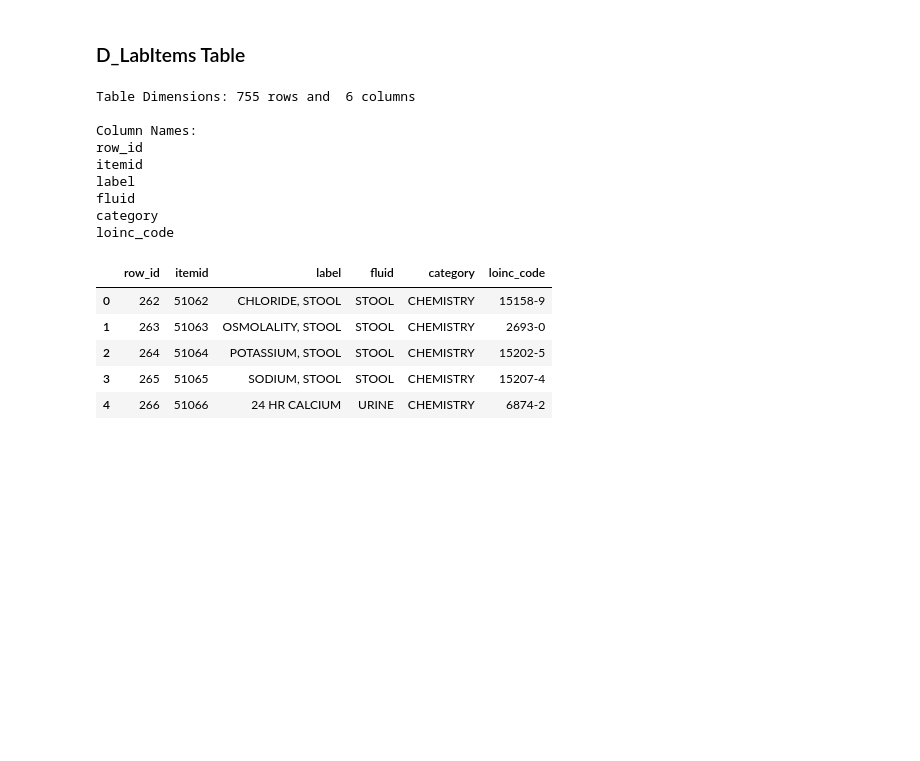
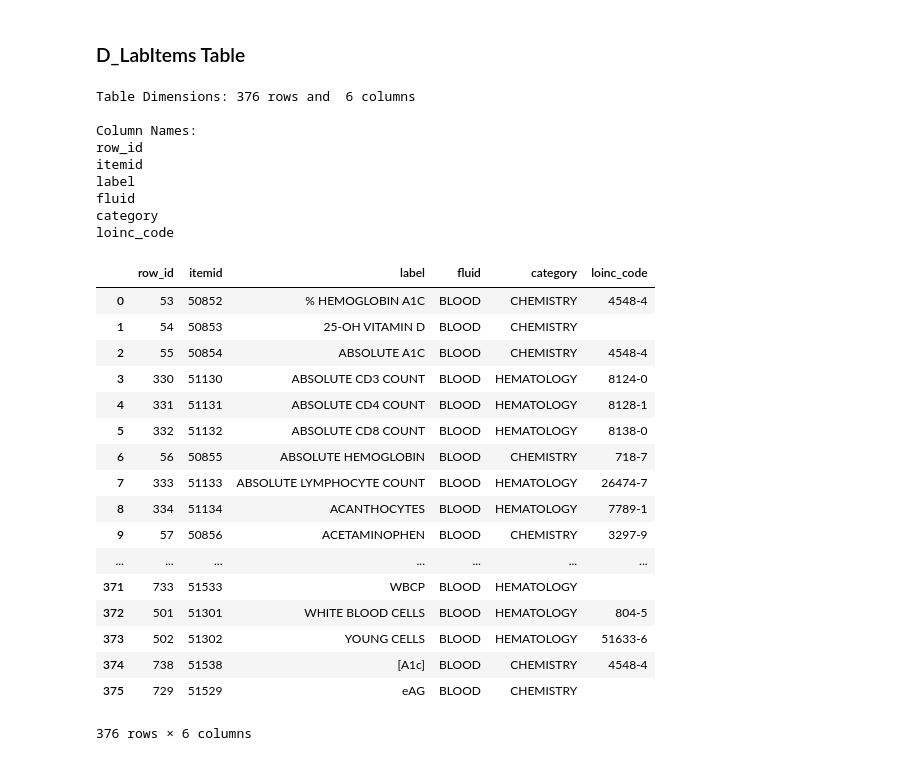
Before and after one commit to mpfrush/MIT-MIMIC-Obesity-Paradox, a Jupyter notebook: explore_mimic.ipynb, the cells around one changed output. Drawn from its saved outputs; the diff is of its cells as text; code cells hidden in the pictures; blank space fills up the shorter version.

```diff
--- a/explore_mimic.ipynb
+++ b/explore_mimic.ipynb
@@ -864,32 +1007,46 @@ conceptid
 # %%
 cur.execute('SET search_path to ' + schema_name)
 query = \
 """
 SELECT *
-FROM d_labitems;
+FROM d_labitems AS d
+WHERE fluid = 'BLOOD'
+ORDER BY label;
 """
 data = pd.read_sql_query(query,con)
 
 print "Table Dimensions:", data.shape[0], "rows and ", data.shape[1], "columns"
 
 print "\nColumn Names:"
 for col in data.columns:
     print col
 
-data.head()
+data
 # %% [output]
-Table Dimensions: 755 rows and  6 columns
+Table Dimensions: 376 rows and  6 columns
 
 Column Names:
 row_id
 itemid
 label
 fluid
 category
 loinc_code
 |  | row_id | itemid | label | fluid | category | loinc_code |
-| 0 | 262 | 51062 | CHLORIDE, STOOL | STOOL | CHEMISTRY | 15158-9 |
-| 1 | 263 | 51063 | OSMOLALITY, STOOL | STOOL | CHEMISTRY | 2693-0 |
-| 2 | 264 | 51064 | POTASSIUM, STOOL | STOOL | CHEMISTRY | 15202-5 |
-| 3 | 265 | 51065 | SODIUM, STOOL | STOOL | CHEMISTRY | 15207-4 |
-| 4 | 266 | 51066 | 24 HR CALCIUM | URINE | CHEMISTRY | 6874-2 |
+| 0 | 53 | 50852 | % HEMOGLOBIN A1C | BLOOD | CHEMISTRY | 4548-4 |
+| 1 | 54 | 50853 | 25-OH VITAMIN D | BLOOD | CHEMISTRY |  |
+| 2 | 55 | 50854 | ABSOLUTE A1C | BLOOD | CHEMISTRY | 4548-4 |
+| 3 | 330 | 51130 | ABSOLUTE CD3 COUNT | BLOOD | HEMATOLOGY | 8124-0 |
+| 4 | 331 | 51131 | ABSOLUTE CD4 COUNT | BLOOD | HEMATOLOGY | 8128-1 |
+| 5 | 332 | 51132 | ABSOLUTE CD8 COUNT | BLOOD | HEMATOLOGY | 8138-0 |
+| 6 | 56 | 50855 | ABSOLUTE HEMOGLOBIN | BLOOD | CHEMISTRY | 718-7 |
+| 7 | 333 | 51133 | ABSOLUTE LYMPHOCYTE COUNT | BLOOD | HEMATOLOGY | 26474-7 |
+| 8 | 334 | 51134 | ACANTHOCYTES | BLOOD | HEMATOLOGY | 7789-1 |
+| 9 | 57 | 50856 | ACETAMINOPHEN | BLOOD | CHEMISTRY | 3297-9 |
+| ... | ... | ... | ... | ... | ... | ... |
+| 371 | 733 | 51533 | WBCP | BLOOD | HEMATOLOGY |  |
+| 372 | 501 | 51301 | WHITE BLOOD CELLS | BLOOD | HEMATOLOGY | 804-5 |
+| 373 | 502 | 51302 | YOUNG CELLS | BLOOD | HEMATOLOGY | 51633-6 |
+| 374 | 738 | 51538 | [A1c] | BLOOD | CHEMISTRY | 4548-4 |
+| 375 | 729 | 51529 | eAG | BLOOD | CHEMISTRY |  |
+376 rows × 6 columns
```
Also changed, not shown: parts of 7 cells of this notebook.
